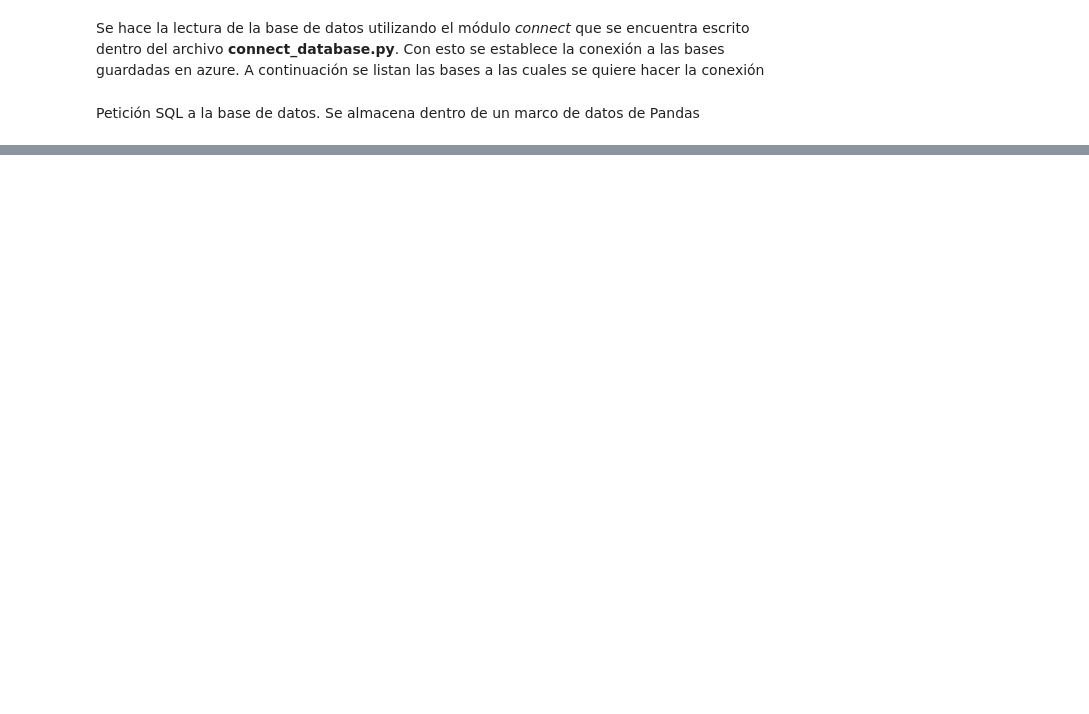
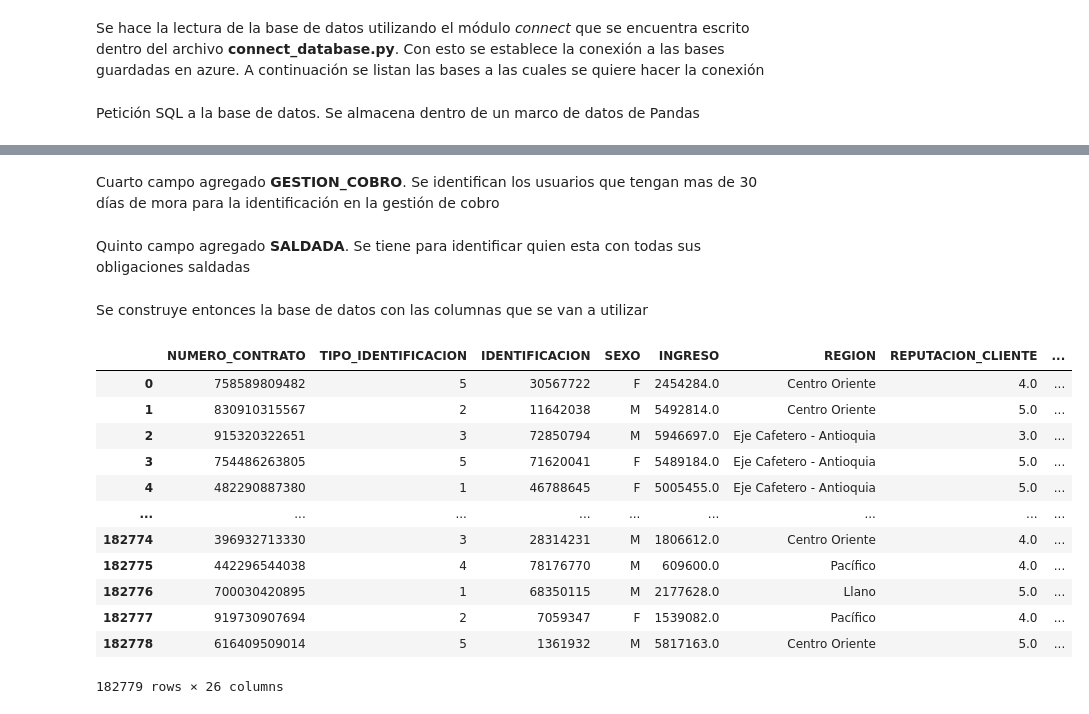
Before and after one commit to jomen93/Cartera, a Jupyter notebook: Modelo.ipynb, the cells around one changed output, grey strips where cells are left out. Cells and saved outputs as stored; diff of their text form; code cells hidden in the pictures; blank space fills up the shorter version.

Commit message:
Se arregla la base de datos, con pequeñas modificaciones

```diff
--- a/Modelo.ipynb
+++ b/Modelo.ipynb
@@ -66,0 +74,2 @@ Name: ID_FECHA_CONSULTADA, Length: 182779, dtype: object
+# %%
+data["DIAS_CONOCIMIENTO_FACTURA"] = (data["FECHA_CONSULTADA"] - data["FECHA_REGISTRO_CARTERA"])/np.timedelta64(1, "D")
@@ -66,0 +80,45 @@ Name: ID_FECHA_CONSULTADA, Length: 182779, dtype: object
+# %%
+data["DIAS_MORA"] = (data["FECHA_PAGO"] - data["FECHA_COBRO"])/np.timedelta64(1, "D")
+
+# Definicion de columna auxiliar
+data["fixem"] = 0
+# Rellenar valores perdidos con un dia de mora
+data.at[data["DIAS_MORA"].isna(), "fixem"] = 1
+# Calculo de la mora desde la fecha consultada
+data.at[data["fixem"]==1, "DIAS_MORA"] = (data[data["fixem"]==1]["FECHA_CONSULTADA"] - data[data["fixem"]==1]["FECHA_COBRO"])/np.timedelta64(1, "D")
+# Descarte de la columna provisional
+data = data.drop(columns="fixem")
+# %% [markdown]
+Cuarto campo agregado __GESTION_COBRO__. Se identifican los usuarios que tengan mas de 30 días de mora para la identificación en la gestión de cobro
+# %%
+data["GESTION_COBRO"] = (data["DIAS_MORA"] > 30).astype(int)
+# %% [markdown]
+Quinto campo agregado __SALDADA__. Se tiene para identificar quien esta con todas sus obligaciones saldadas
+# %%
+data["SALDADA"] = (~data["FECHA_PAGO"].isna()).astype("int")
+# %% [markdown]
+Se construye entonces la base de datos con las columnas que se van a utilizar
+# %%
+keys = ["NUMERO_CONTRATO", "TIPO_IDENTIFICACION", "IDENTIFICACION", "SEXO", "INGRESO",
+        "REGION", "REPUTACION_CLIENTE", "GARANTIA_COLATERAL_CLIENTE", "NIVEL_RIESGO_CLIENTE", "CAPACIDAD_CLIENTE",
+        "CIUDAD", "PROVINCIA_ESTADO_DEPARTAMENTO", "PLAZO_PACTADO", "CANTIDAD_CUOTAS_PAGADAS", "CANTIDAD_CUOTAS_PENDIENTES",
+        "PORCENTAJE_INTERES_CORRIENTE_EA", "PORCENTAJE_INTERES_MORA_EA", "SALDO_CAPITAL_CONTRATO", "VALOR_INICIAL", "CANTIDAD_FACTURAS",
+        "ID_CONTRATO", "ID_CLIENTE", "DIAS_MORA", "GESTION_COBRO", "DIAS_CONOCIMIENTO_FACTURA",
+        "SALDADA"
+       ]
+data = data[keys]
+data
+# %% [output]
+|  | NUMERO_CONTRATO | TIPO_IDENTIFICACION | IDENTIFICACION | SEXO | INGRESO | REGION | REPUTACION_CLIENTE | ... |
+| 0 | 758589809482 | 5 | 30567722 | F | 2454284.0 | Centro Oriente | 4.0 | ... |
+| 1 | 830910315567 | 2 | 11642038 | M | 5492814.0 | Centro Oriente | 5.0 | ... |
+| 2 | 915320322651 | 3 | 72850794 | M | 5946697.0 | Eje Cafetero - Antioquia | 3.0 | ... |
+| 3 | 754486263805 | 5 | 71620041 | F | 5489184.0 | Eje Cafetero - Antioquia | 5.0 | ... |
+| 4 | 482290887380 | 1 | 46788645 | F | 5005455.0 | Eje Cafetero - Antioquia | 5.0 | ... |
+| ... | ... | ... | ... | ... | ... | ... | ... | ... |
+| 182774 | 396932713330 | 3 | 28314231 | M | 1806612.0 | Centro Oriente | 4.0 | ... |
+| 182775 | 442296544038 | 4 | 78176770 | M | 609600.0 | Pacífico | 4.0 | ... |
+| 182776 | 700030420895 | 1 | 68350115 | M | 2177628.0 | Llano | 5.0 | ... |
+| 182777 | 919730907694 | 2 | 7059347 | F | 1539082.0 | Pacífico | 4.0 | ... |
+| 182778 | 616409509014 | 5 | 1361932 | M | 5817163.0 | Centro Oriente | 5.0 | ... |
+182779 rows × 26 columns
```
Also changed, not shown: parts of 12 cells of this notebook.
